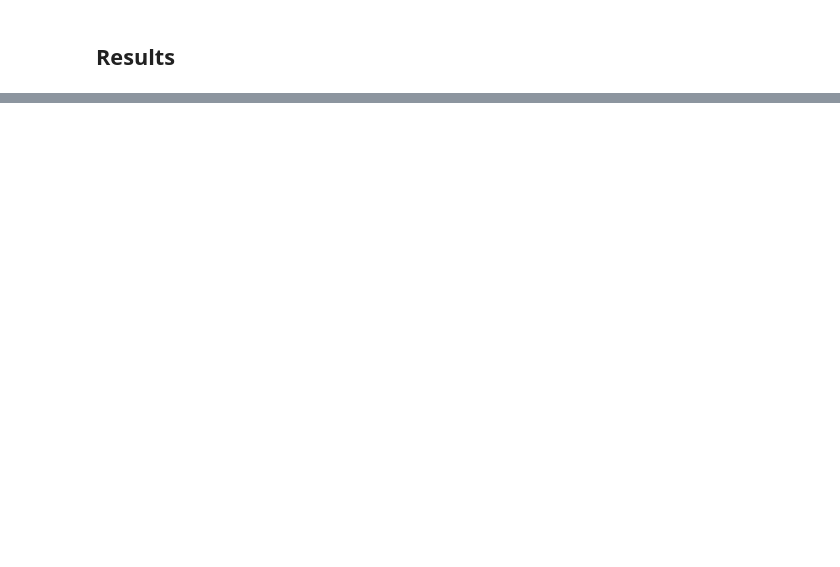
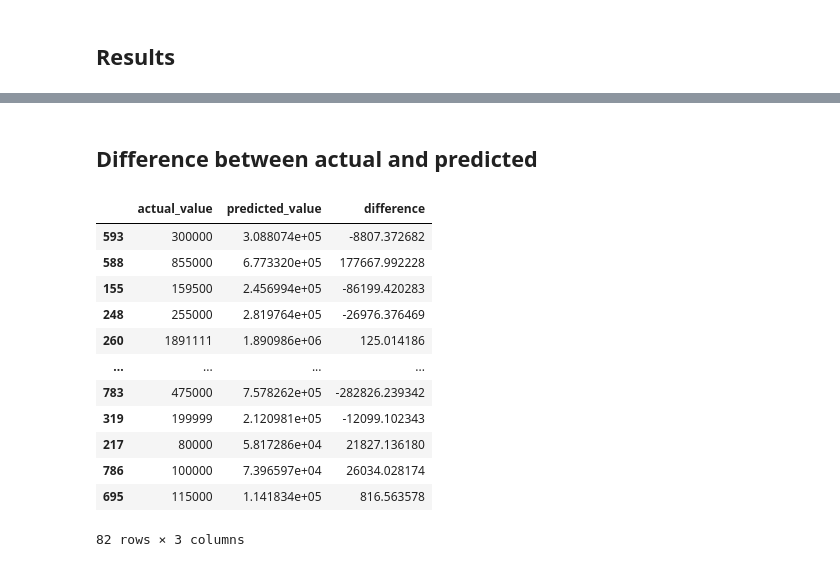
Before and after one commit to kingofthiswing/UsedCar2, a Jupyter notebook: notebook/data/Model_Trainer.ipynb, the cells around one changed output, grey strips where cells are left out. Cells and saved outputs as stored; diff of their text form; code cells hidden in the pictures; blank space fills up the shorter version.

```diff
--- a/notebook/data/Model_Trainer.ipynb
+++ b/notebook/data/Model_Trainer.ipynb
@@ -188,0 +221,19 @@ pd.DataFrame(list(zip(model_list, r2_list)), columns=['Model Name', 'R2_Score'])
+# %% [markdown]
+## Difference between actual and predicted
+# %%
+pred_df=pd.DataFrame({"actual_value":y_test,"predicted_value":y_pred,"difference":y_test-y_pred})
+pred_df
+# %% [output]
+|  | actual_value | predicted_value | difference |
+| 593 | 300000 | 3.088074e+05 | -8807.372682 |
+| 588 | 855000 | 6.773320e+05 | 177667.992228 |
+| 155 | 159500 | 2.456994e+05 | -86199.420283 |
+| 248 | 255000 | 2.819764e+05 | -26976.376469 |
+| 260 | 1891111 | 1.890986e+06 | 125.014186 |
+| ... | ... | ... | ... |
+| 783 | 475000 | 7.578262e+05 | -282826.239342 |
+| 319 | 199999 | 2.120981e+05 | -12099.102343 |
+| 217 | 80000 | 5.817286e+04 | 21827.136180 |
+| 786 | 100000 | 7.396597e+04 | 26034.028174 |
+| 695 | 115000 | 1.141834e+05 | 816.563578 |
+82 rows × 3 columns
```
Also changed, not shown: parts of 12 cells of this notebook.
